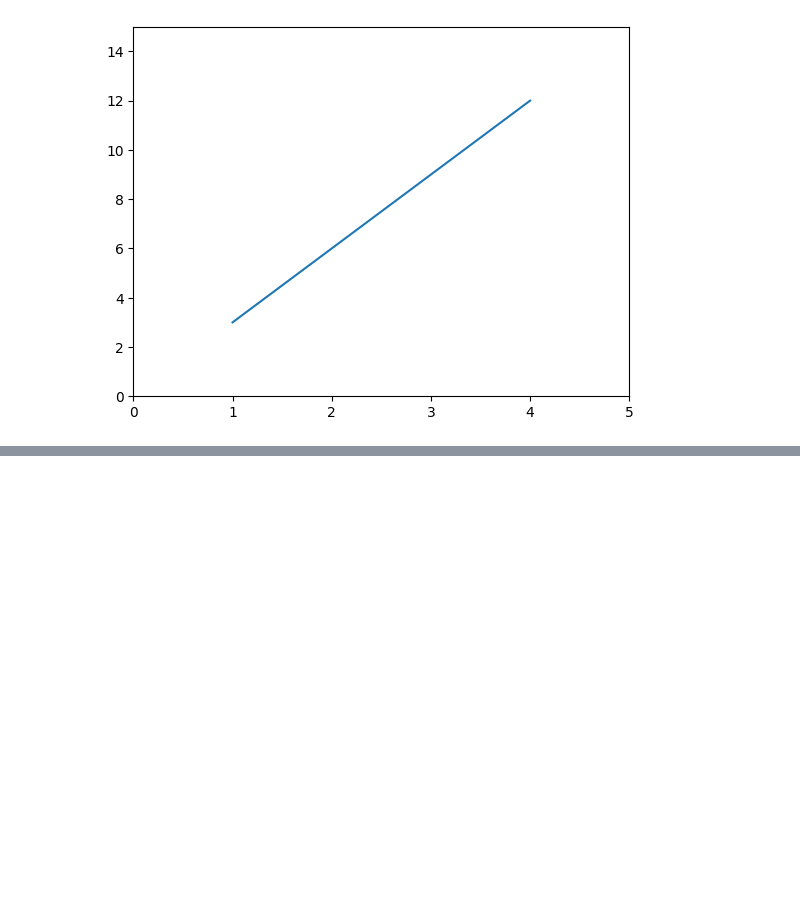
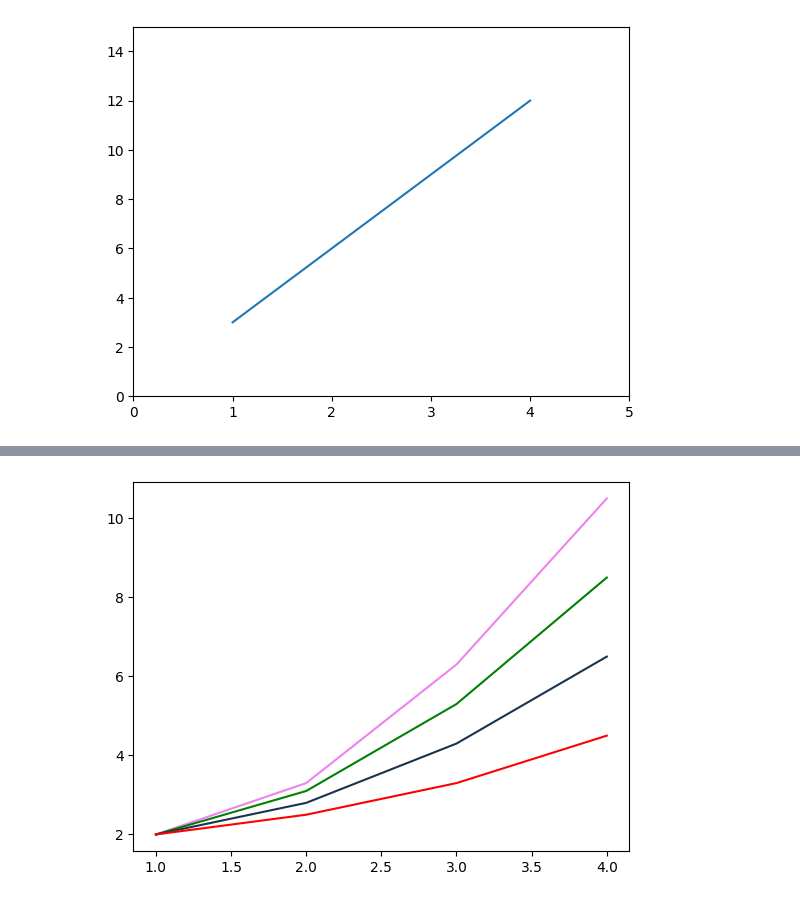
Before and after one commit to yj4976s-cpu/AI_26, a Jupyter notebook: 맷플롯립_공부.ipynb, the cells around one changed output, grey strips where cells are left out. Cells and saved outputs as stored; diff of their text form; code cells hidden in the pictures; blank space fills up the shorter version.

```diff
--- a/맷플롯립_공부.ipynb
+++ b/맷플롯립_공부.ipynb
@@ -98,0 +164,10 @@ plt.show()
+# %%
+import matplotlib.pyplot as plt
+
+plt.plot([1, 2, 3, 4], [2.0, 3.3, 6.3, 10.5], color = 'violet')
+plt.plot([1, 2, 3, 4], [2.0, 3.1, 5.3, 8.5], color = 'g')
+plt.plot([1, 2, 3, 4], [2.0, 2.8, 4.3, 6.5], color = (0.1, 0.2, 0.3))
+plt.plot([1,2,3,4], [2.0, 2.5, 3.3, 4.5], color = '#FF0000')
+plt.show()
+# %% [output]
+[figure, added]
```
Also changed, not shown: parts of 3 cells of this notebook.
